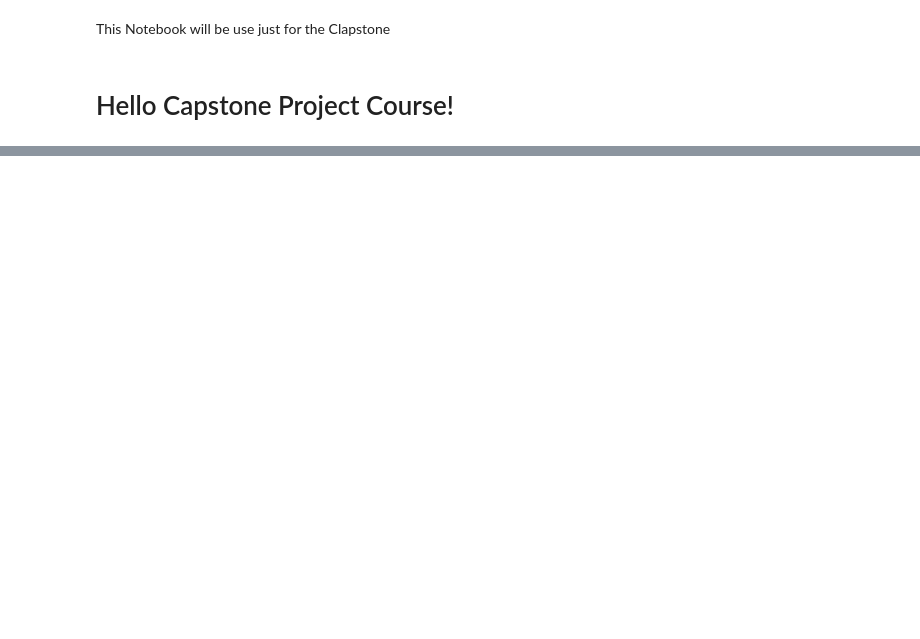
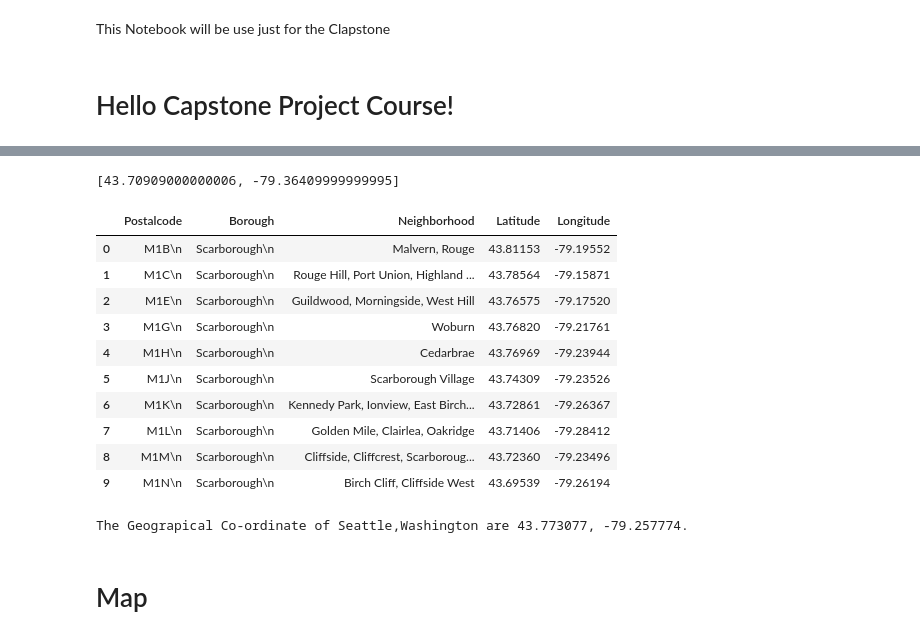
Before and after one commit to CR1011/Clapstone-Coursera, a Jupyter notebook: Course Claptone.ipynb, the cells around one changed output, grey strips where cells are left out. Cells and saved outputs as stored; diff of their text form; code cells hidden in the pictures; blank space fills up the shorter version.

```diff
--- a/Course Claptone.ipynb
+++ b/Course Claptone.ipynb
@@ -104,0 +117,7 @@ Successfully installed branca-0.4.1 folium-0.11.0
+# %%
+
+def neighborhood_list(grouped):
+    return ', '.join(sorted(grouped['Neighborhood'].tolist()))
+
+grp = df.groupby(['Postalcode', 'Borough'])
+df_2 = grp.apply(neighborhood_list).reset_index(name='Neighborhood')
@@ -104,0 +143,11 @@ Successfully installed branca-0.4.1 folium-0.11.0
+# %%
+def get_latilong(postal_code):
+    lati_long_coords = None
+    while(lati_long_coords is None):
+        g = geocoder.arcgis('{}, Toronto, Ontario'.format(postal_code))
+        lati_long_coords = g.latlng
+    return lati_long_coords
+
+get_latilong('M4G')
+# %% [output]
+[43.70909000000006, -79.36409999999995]
@@ -104,0 +163,27 @@ Successfully installed branca-0.4.1 folium-0.11.0
+# %%
+
+df_2.head(10)
+# %% [output]
+|  | Postalcode | Borough | Neighborhood | Latitude | Longitude |
+| 0 | M1B\n | Scarborough\n | Malvern, Rouge | 43.81153 | -79.19552 |
+| 1 | M1C\n | Scarborough\n | Rouge Hill, Port Union, Highland ... | 43.78564 | -79.15871 |
+| 2 | M1E\n | Scarborough\n | Guildwood, Morningside, West Hill | 43.76575 | -79.17520 |
+| 3 | M1G\n | Scarborough\n | Woburn | 43.76820 | -79.21761 |
+| 4 | M1H\n | Scarborough\n | Cedarbrae | 43.76969 | -79.23944 |
+| 5 | M1J\n | Scarborough\n | Scarborough Village | 43.74309 | -79.23526 |
+| 6 | M1K\n | Scarborough\n | Kennedy Park, Ionview, East Birch... | 43.72861 | -79.26367 |
+| 7 | M1L\n | Scarborough\n | Golden Mile, Clairlea, Oakridge | 43.71406 | -79.28412 |
+| 8 | M1M\n | Scarborough\n | Cliffside, Cliffcrest, Scarboroug... | 43.72360 | -79.23496 |
+| 9 | M1N\n | Scarborough\n | Birch Cliff, Cliffside West | 43.69539 | -79.26194 |
+# %%
+address = 'Scarborough,Toronto'
+
+geolocator = Nominatim()
+location = geolocator.geocode(address)
+latitude_x = location.latitude
+longitude_y = location.longitude
+print('The Geograpical Co-ordinate of Seattle,Washington are {}, {}.'.format(latitude_x, longitude_y))
+# %% [output]
+The Geograpical Co-ordinate of Seattle,Washington are 43.773077, -79.257774.
+# %% [markdown]
+# Map
```
Also changed, not shown: parts of 53 cells of this notebook.
